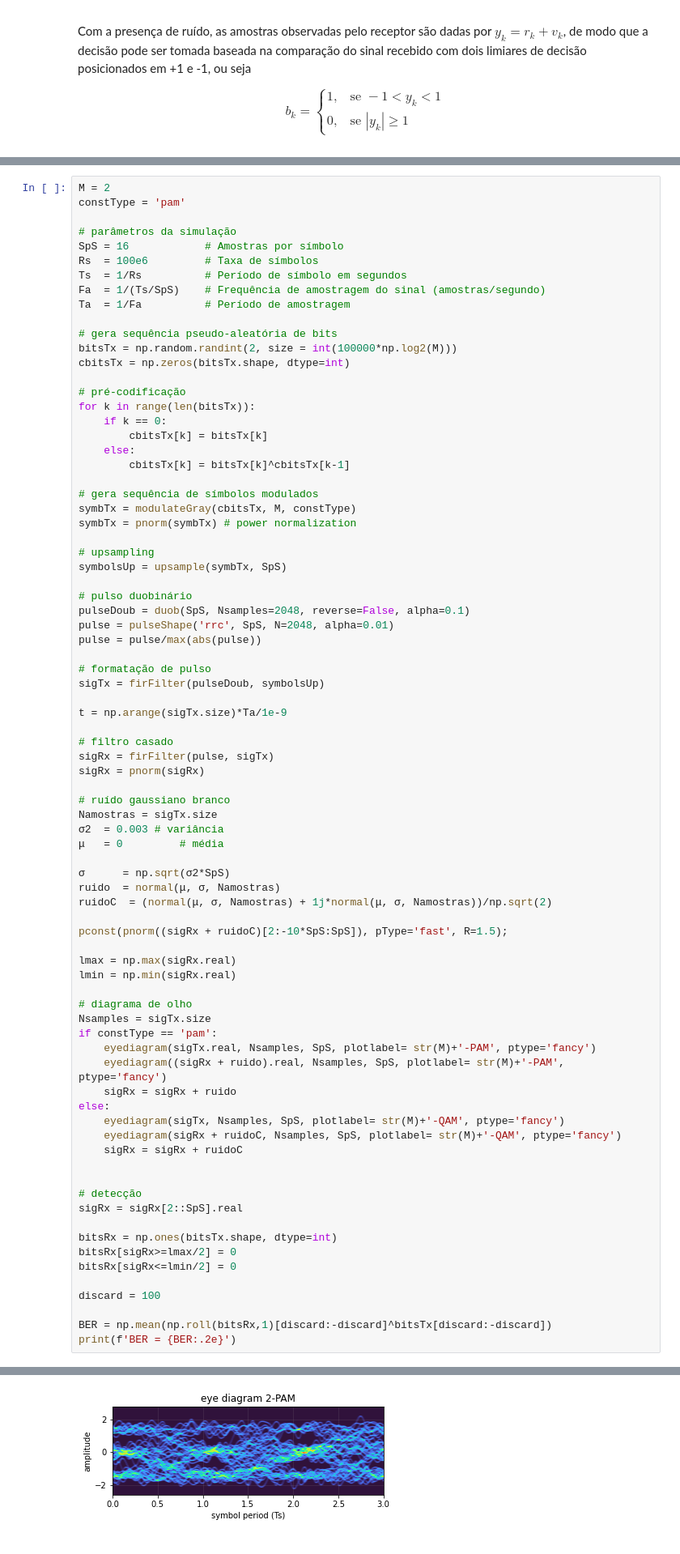
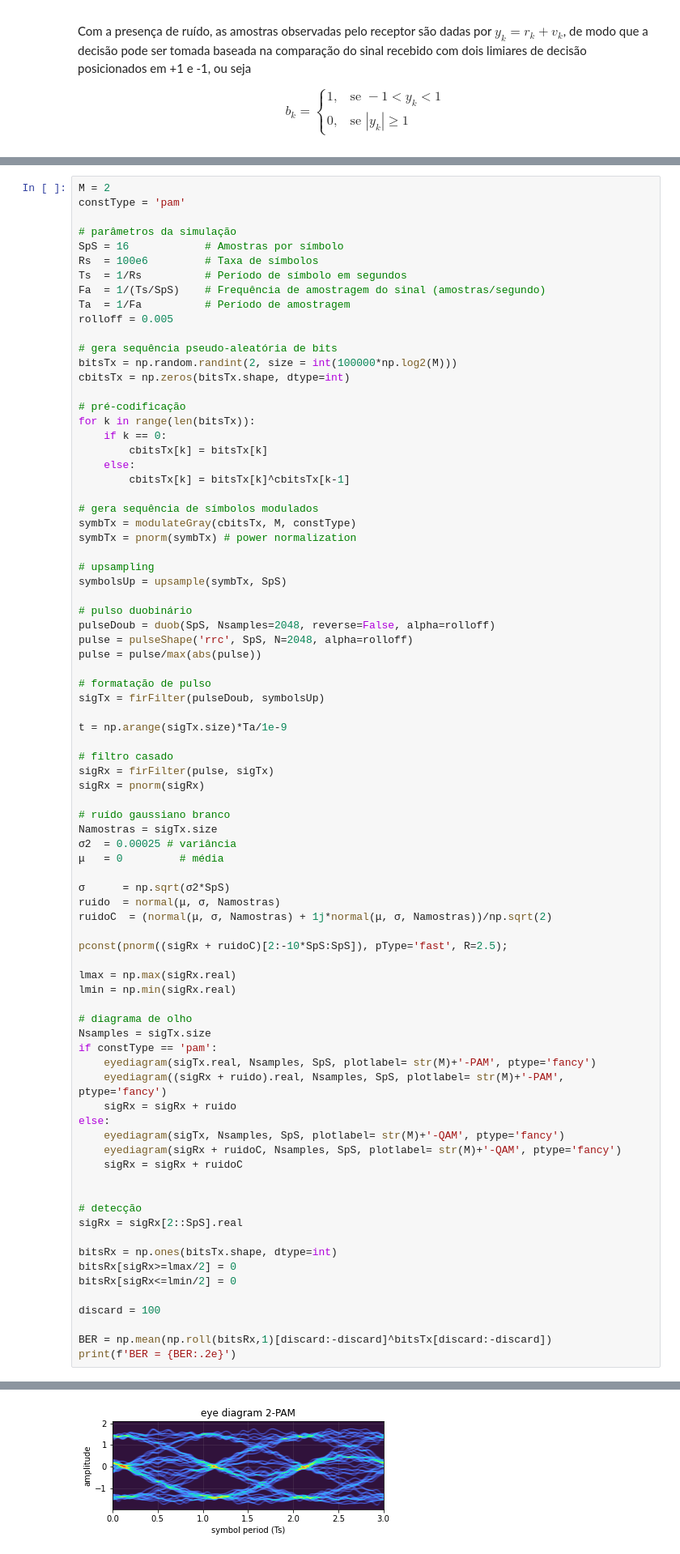
Before and after one commit to edsonportosilva/TDI, a Jupyter notebook: jupyter/4 - Transmissão digital em canais limitados em banda.ipynb, the cells around one changed output, grey strips where cells are left out. Shown at 81% size. Drawn from its saved outputs; the diff is of its cells as text.

```diff
--- a/jupyter/4 - Transmissão digital em canais limitados em banda.ipynb
+++ b/jupyter/4 - Transmissão digital em canais limitados em banda.ipynb
@@ -744,6 +744,7 @@ Rs  = 100e6         # Taxa de símbolos
 Ts  = 1/Rs          # Período de símbolo em segundos
 Fa  = 1/(Ts/SpS)    # Frequência de amostragem do sinal (amostras/segundo)
 Ta  = 1/Fa          # Período de amostragem
+rolloff = 0.005
 
 # gera sequência pseudo-aleatória de bits
 bitsTx = np.random.randint(2, size = int(100000*np.log2(M)))
@@ -764,8 +765,8 @@ symbTx = pnorm(symbTx) # power normalization
 symbolsUp = upsample(symbTx, SpS)
 
 # pulso duobinário
-pulseDoub = duob(SpS, Nsamples=2048, reverse=False, alpha=0.1)
-pulse = pulseShape('rrc', SpS, N=2048, alpha=0.01)
+pulseDoub = duob(SpS, Nsamples=2048, reverse=False, alpha=rolloff)
+pulse = pulseShape('rrc', SpS, N=2048, alpha=rolloff)
 pulse = pulse/max(abs(pulse))
 
 # formatação de pulso
@@ -779,14 +780,14 @@ sigRx = pnorm(sigRx)
 
 # ruído gaussiano branco
 Namostras = sigTx.size
-σ2  = 0.003 # variância
+σ2  = 0.00025 # variância
 μ   = 0         # média
 
 σ      = np.sqrt(σ2*SpS)
 ruido  = normal(μ, σ, Namostras)
 ruidoC  = (normal(μ, σ, Namostras) + 1j*normal(μ, σ, Namostras))/np.sqrt(2)
 
-pconst(pnorm((sigRx + ruidoC)[2:-10*SpS:SpS]), pType='fast', R=1.5);
+pconst(pnorm((sigRx + ruidoC)[2:-10*SpS:SpS]), pType='fast', R=2.5);
 
 lmax = np.max(sigRx.real)
 lmin = np.min(sigRx.real)
@@ -820 +821 @@ print(f'BER = {BER:.2e}')
-[figure, old version]
+[figure, new version]
```
Also changed, not shown: parts of 2 cells of this notebook, 2 other files.
